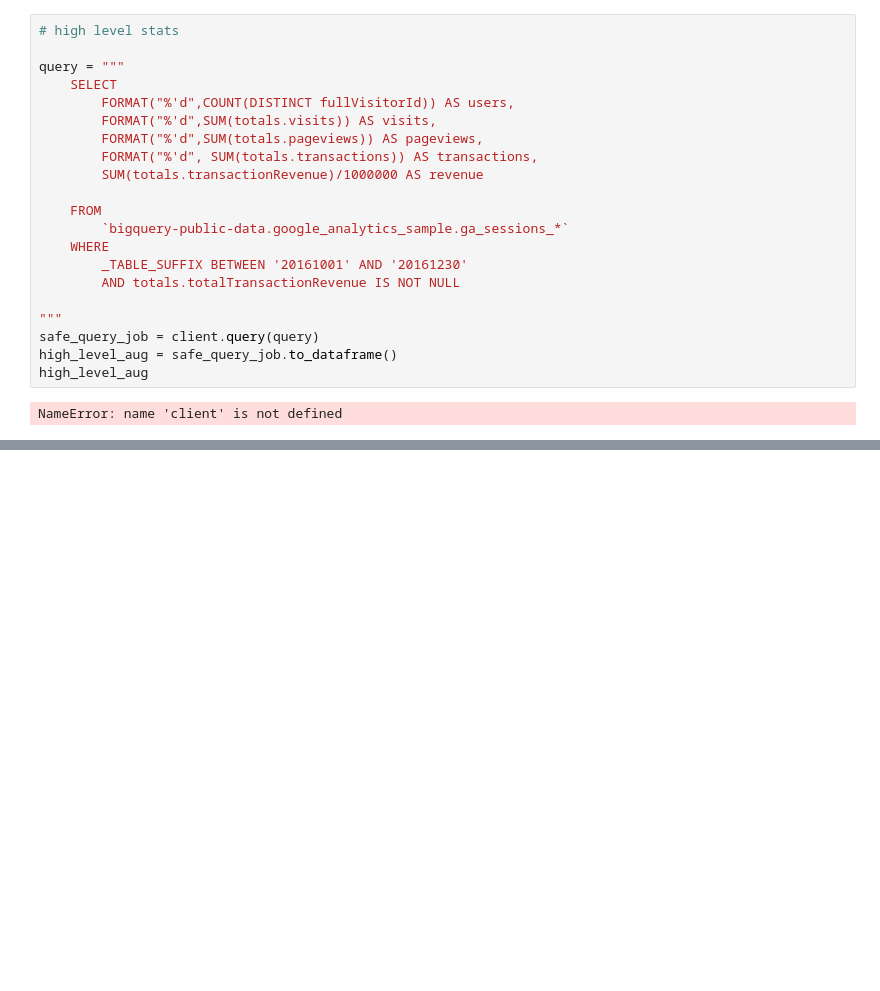
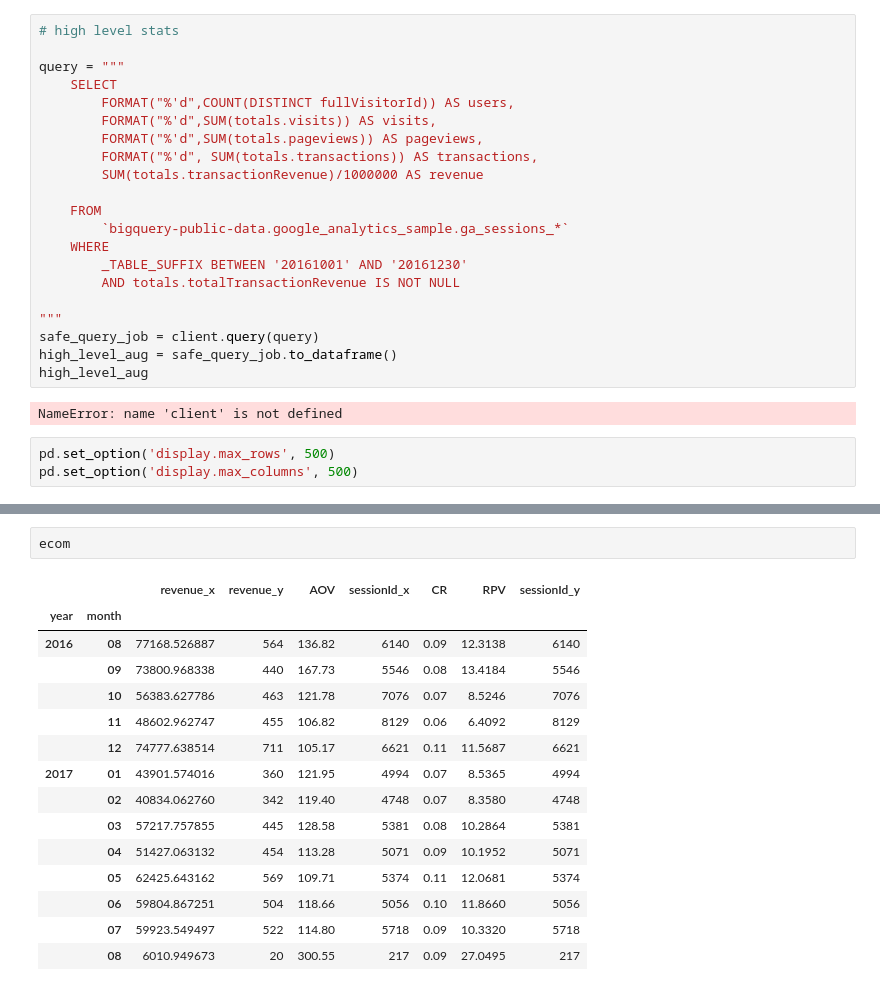
Before and after one commit to Galdina/Customers_Behaivor_p1, a Jupyter notebook: check_data.ipynb, the cells around one changed output, grey strips where cells are left out. Saved outputs shown, nothing was run; the diff lists cells and outputs as text; blank space fills up the shorter version.

```diff
--- a/check_data.ipynb
+++ b/check_data.ipynb
@@ -58,3 +58,6 @@ high_level_aug = safe_query_job.to_dataframe()
 high_level_aug
 # %% [output]
 NameError: name 'client' is not defined
+# %%
+pd.set_option('display.max_rows', 500)
+pd.set_option('display.max_columns', 500)
@@ -60,0 +212,18 @@ NameError: name 'client' is not defined
+# %%
+ecom
+# %% [output]
+|  |  | revenue_x | revenue_y | AOV | sessionId_x | CR | RPV | sessionId_y |
+| year | month |  |  |  |  |  |  |  |
+| 2016 | 08 | 77168.526887 | 564 | 136.82 | 6140 | 0.09 | 12.3138 | 6140 |
+|  | 09 | 73800.968338 | 440 | 167.73 | 5546 | 0.08 | 13.4184 | 5546 |
+|  | 10 | 56383.627786 | 463 | 121.78 | 7076 | 0.07 | 8.5246 | 7076 |
+|  | 11 | 48602.962747 | 455 | 106.82 | 8129 | 0.06 | 6.4092 | 8129 |
+|  | 12 | 74777.638514 | 711 | 105.17 | 6621 | 0.11 | 11.5687 | 6621 |
+| 2017 | 01 | 43901.574016 | 360 | 121.95 | 4994 | 0.07 | 8.5365 | 4994 |
+|  | 02 | 40834.062760 | 342 | 119.40 | 4748 | 0.07 | 8.3580 | 4748 |
+|  | 03 | 57217.757855 | 445 | 128.58 | 5381 | 0.08 | 10.2864 | 5381 |
+|  | 04 | 51427.063132 | 454 | 113.28 | 5071 | 0.09 | 10.1952 | 5071 |
+|  | 05 | 62425.643162 | 569 | 109.71 | 5374 | 0.11 | 12.0681 | 5374 |
+|  | 06 | 59804.867251 | 504 | 118.66 | 5056 | 0.10 | 11.8660 | 5056 |
+|  | 07 | 59923.549497 | 522 | 114.80 | 5718 | 0.09 | 10.3320 | 5718 |
+|  | 08 | 6010.949673 | 20 | 300.55 | 217 | 0.09 | 27.0495 | 217 |
```
Also changed, not shown: parts of 21 cells of this notebook, 5 other files.
